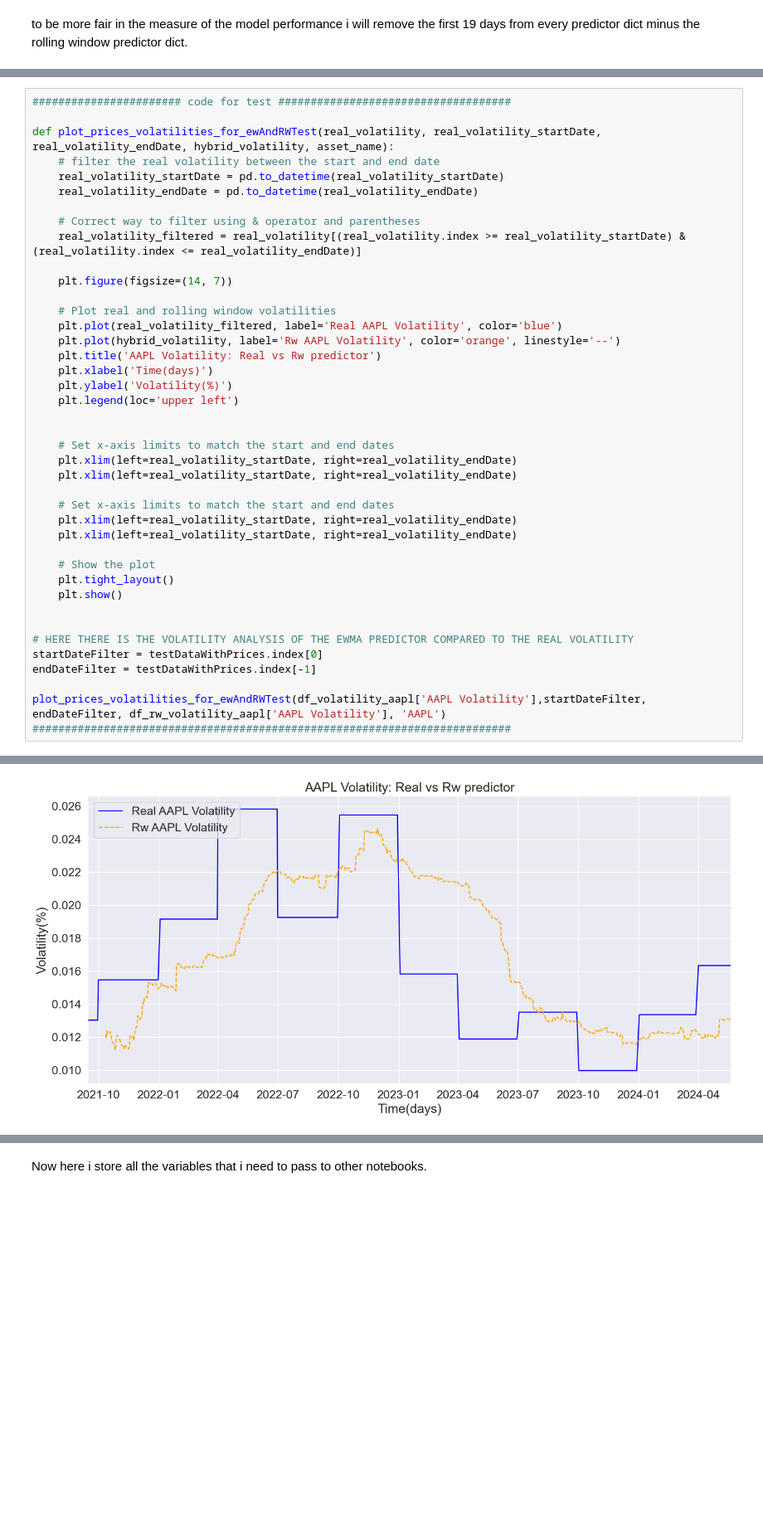
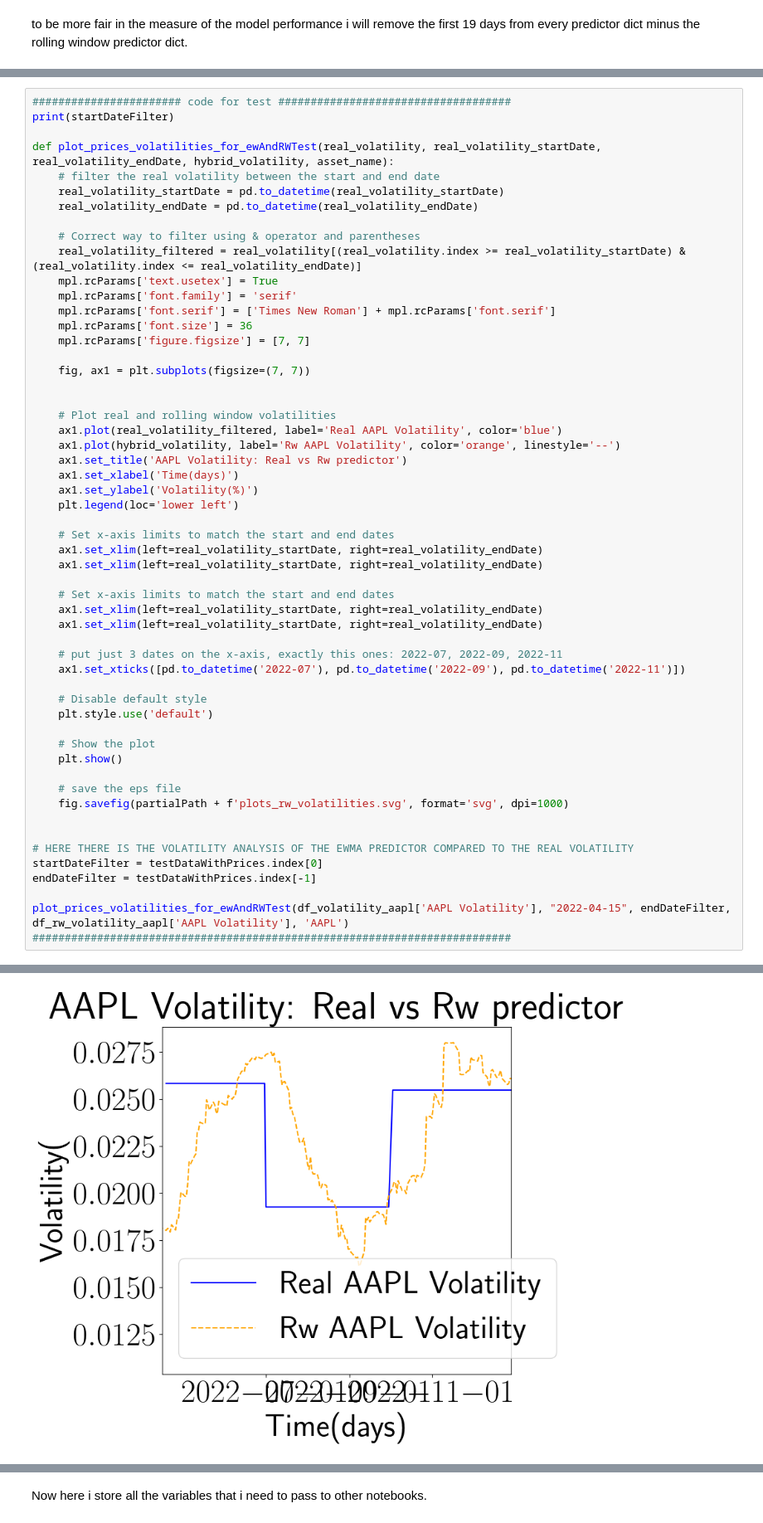
Before and after one commit to StefanoChiodini/cov_pred_finance, a Jupyter notebook: experiments/rwPerformance.ipynb, the cells around one changed output, grey strips where cells are left out. Shown at 83% size. Saved outputs shown, nothing was run; the diff lists cells and outputs as text; blank space fills up the shorter version.

Commit message:
modified images plotting style

```diff
--- a/experiments/rwPerformance.ipynb
+++ b/experiments/rwPerformance.ipynb
@@ -285,5 +275,6 @@ plot_prices_volatilities_for_predictor(testDataWithPrices, df_volatility_aapl['A
 # %%
 ####################### code for test ####################################
+print(startDateFilter)
 
 def plot_prices_volatilities_for_ewAndRWTest(real_volatility, real_volatility_startDate, real_volatility_endDate, hybrid_volatility, asset_name):
     # filter the real volatility between the start and end date
@@ -292,35 +283,48 @@ def plot_prices_volatilities_for_ewAndRWTest(real_volatility, real_volatility_st
 
     # Correct way to filter using & operator and parentheses
     real_volatility_filtered = real_volatility[(real_volatility.index >= real_volatility_startDate) & (real_volatility.index <= real_volatility_endDate)]
+    mpl.rcParams['text.usetex'] = True
+    mpl.rcParams['font.family'] = 'serif'
+    mpl.rcParams['font.serif'] = ['Times New Roman'] + mpl.rcParams['font.serif']
+    mpl.rcParams['font.size'] = 36
+    mpl.rcParams['figure.figsize'] = [7, 7]
 
-    plt.figure(figsize=(14, 7))
+    fig, ax1 = plt.subplots(figsize=(7, 7))
+
 
     # Plot real and rolling window volatilities
-    plt.plot(real_volatility_filtered, label='Real AAPL Volatility', color='blue')
-    plt.plot(hybrid_volatility, label='Rw AAPL Volatility', color='orange', linestyle='--')
-    plt.title('AAPL Volatility: Real vs Rw predictor')
-    plt.xlabel('Time(days)')
-    plt.ylabel('Volatility(%)')
-    plt.legend(loc='upper left')
-
+    ax1.plot(real_volatility_filtered, label='Real AAPL Volatility', color='blue')
+    ax1.plot(hybrid_volatility, label='Rw AAPL Volatility', color='orange', linestyle='--')
+    ax1.set_title('AAPL Volatility: Real vs Rw predictor')
+    ax1.set_xlabel('Time(days)')
+    ax1.set_ylabel('Volatility(%)')
+    plt.legend(loc='lower left')
 
     # Set x-axis limits to match the start and end dates
-    plt.xlim(left=real_volatility_startDate, right=real_volatility_endDate)
-    plt.xlim(left=real_volatility_startDate, right=real_volatility_endDate)
+    ax1.set_xlim(left=real_volatility_startDate, right=real_volatility_endDate)
+    ax1.set_xlim(left=real_volatility_startDate, right=real_volatility_endDate)
 
     # Set x-axis limits to match the start and end dates
-    plt.xlim(left=real_volatility_startDate, right=real_volatility_endDate)
-    plt.xlim(left=real_volatility_startDate, right=real_volatility_endDate)
+    ax1.set_xlim(left=real_volatility_startDate, right=real_volatility_endDate)
+    ax1.set_xlim(left=real_volatility_startDate, right=real_volatility_endDate)
+
+    # put just 3 dates on the x-axis, exactly this ones: 2022-07, 2022-09, 2022-11
+    ax1.set_xticks([pd.to_datetime('2022-07'), pd.to_datetime('2022-09'), pd.to_datetime('2022-11')])
+
+    # Disable default style
+    plt.style.use('default')
 
     # Show the plot
-    plt.tight_layout()
     plt.show()
+
+    # save the eps file
+    fig.savefig(partialPath + f'plots_rw_volatilities.svg', format='svg', dpi=1000)
 
 
 # HERE THERE IS THE VOLATILITY ANALYSIS OF THE EWMA PREDICTOR COMPARED TO THE REAL VOLATILITY
 startDateFilter = testDataWithPrices.index[0]
 endDateFilter = testDataWithPrices.index[-1]
 
-plot_prices_volatilities_for_ewAndRWTest(df_volatility_aapl['AAPL Volatility'],startDateFilter, endDateFilter, df_rw_volatility_aapl['AAPL Volatility'], 'AAPL')
+plot_prices_volatilities_for_ewAndRWTest(df_volatility_aapl['AAPL Volatility'], "2022-04-15", endDateFilter, df_rw_volatility_aapl['AAPL Volatility'], 'AAPL')
 ##########################################################################
 # %% [output]
@@ -327,4 +332,4 @@ plot_prices_volatilities_for_ewAndRWTest(df_volatility_aapl['AAPL Volatility'],s
-[figure, old version]
+[figure, new version]
 # %%
 plot_prices_volatilities_for_predictor(testDataWithPrices, df_volatility_ibm['IBM Volatility'], startDateFilter, endDateFilter, df_rw_volatility_ibm['IBM Volatility'], 'IBM', "RW")
 # %% [output]
```
Also changed, not shown: parts of 8 cells of this notebook, 13 other files.
